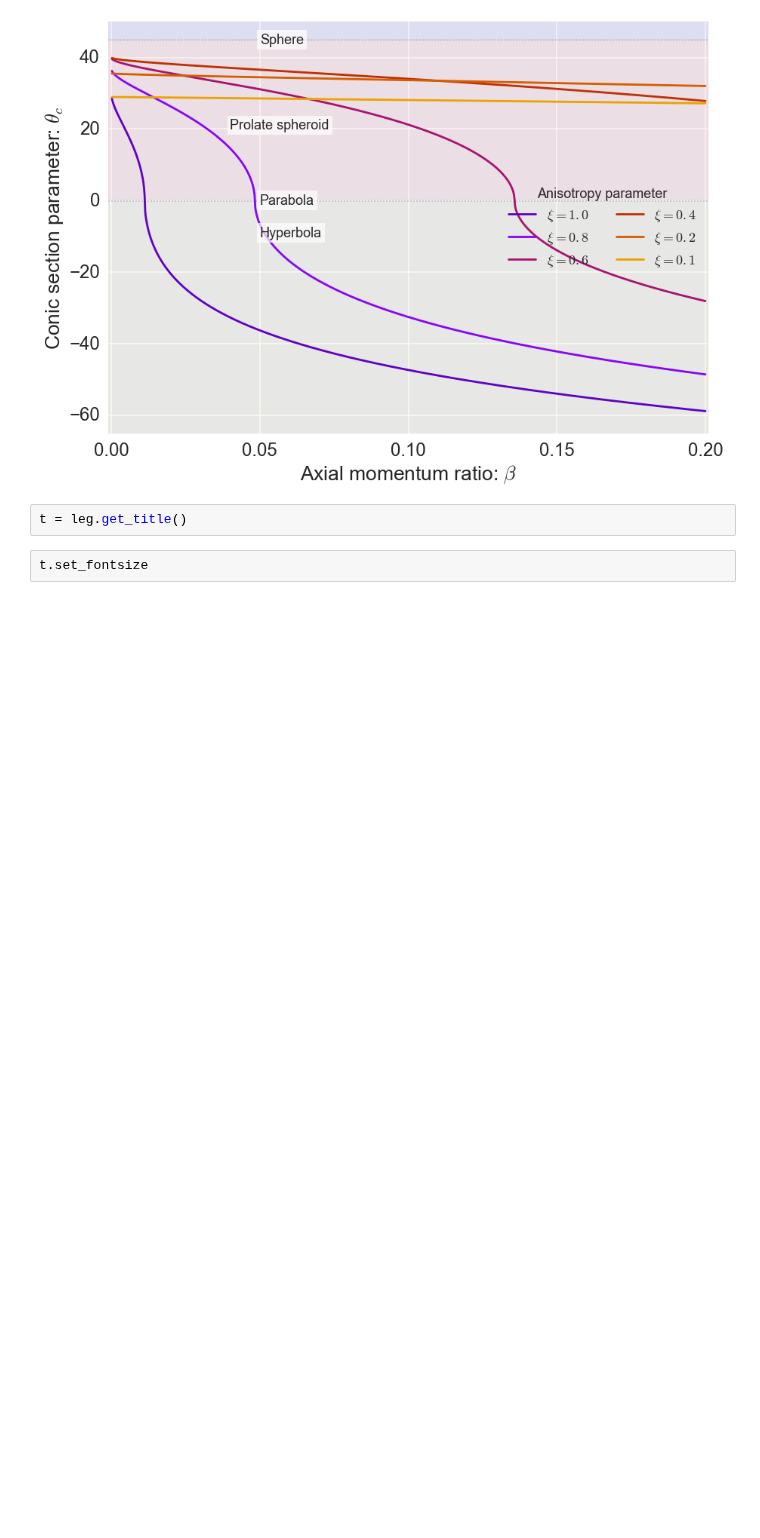
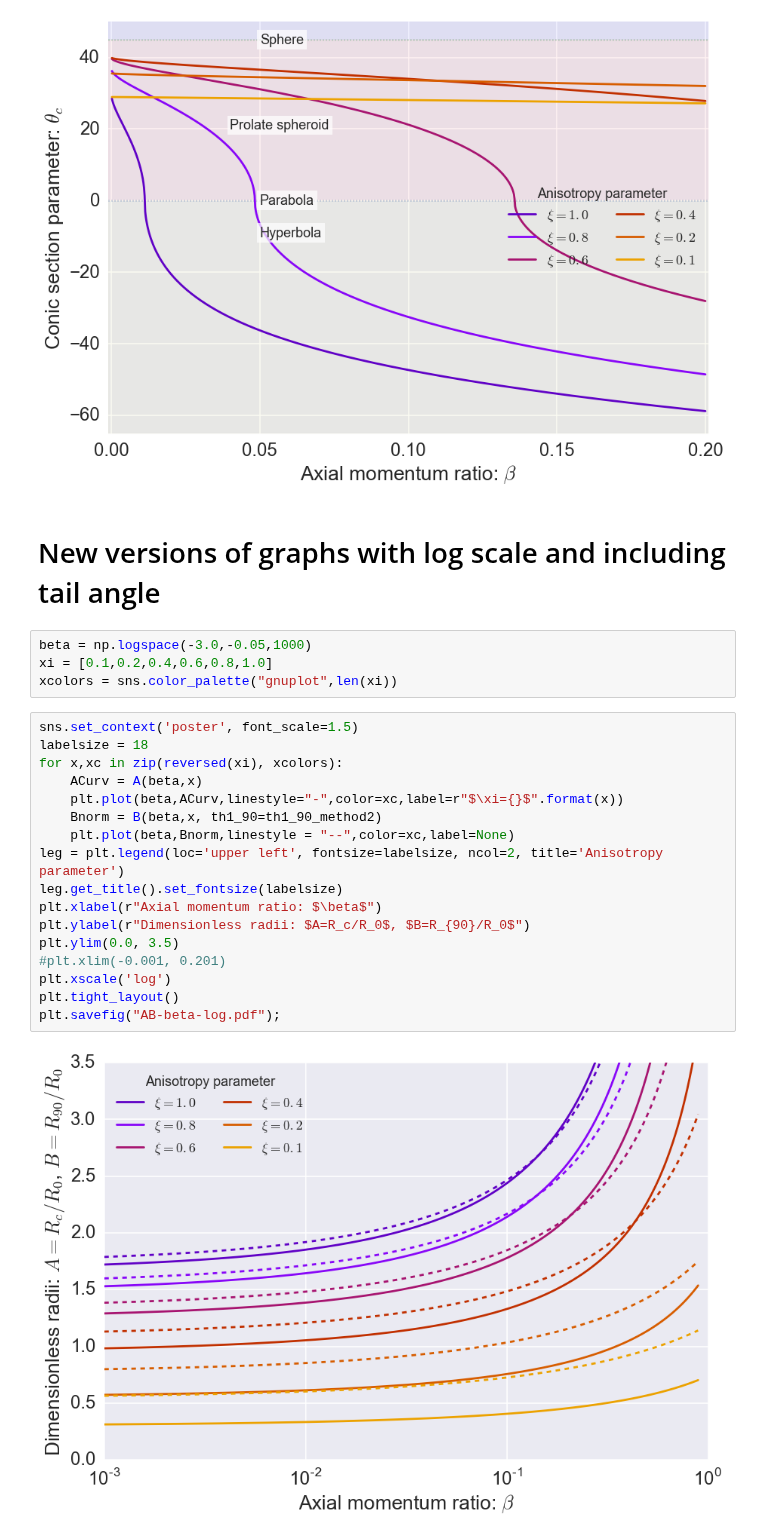
Before and after one commit to will-henney/bowshock-shape, a Jupyter notebook: CRW-shapes/Radii_vs_beta.ipynb, the cells around one changed output. Drawn from its saved outputs; the diff is of its cells as text; blank space fills up the shorter version.

```diff
--- a/papers/Paper1/Radii_vs_beta.ipynb
+++ b/CRW-shapes/Radii_vs_beta.ipynb
@@ -162,7 +162,28 @@ plt.tight_layout()
 plt.savefig("thc-beta.pdf");
 # %% [output]
 [figure]
-# %%
-t = leg.get_title()
-# %%
-t.set_fontsize
+# %% [markdown]
+# New versions of graphs with log scale and including tail angle
+# %%
+beta = np.logspace(-3.0,-0.05,1000)
+xi = [0.1,0.2,0.4,0.6,0.8,1.0]
+xcolors = sns.color_palette("gnuplot",len(xi))
+# %%
+sns.set_context('poster', font_scale=1.5)
+labelsize = 18
+for x,xc in zip(reversed(xi), xcolors):
+    ACurv = A(beta,x)
+    plt.plot(beta,ACurv,linestyle="-",color=xc,label=r"$\xi={}$".format(x))
+    Bnorm = B(beta,x, th1_90=th1_90_method2)
+    plt.plot(beta,Bnorm,linestyle = "--",color=xc,label=None)
+leg = plt.legend(loc='upper left', fontsize=labelsize, ncol=2, title='Anisotropy parameter')
+leg.get_title().set_fontsize(labelsize)
+plt.xlabel(r"Axial momentum ratio: $\beta$")
+plt.ylabel(r"Dimensionless radii: $A=R_c/R_0$, $B=R_{90}/R_0$")
+plt.ylim(0.0, 3.5)
+#plt.xlim(-0.001, 0.201)
+plt.xscale('log')
+plt.tight_layout()
+plt.savefig("AB-beta-log.pdf");
+# %% [output]
+[figure, added]
```
Also changed, not shown: parts of 3 cells of this notebook, 3 other files.
